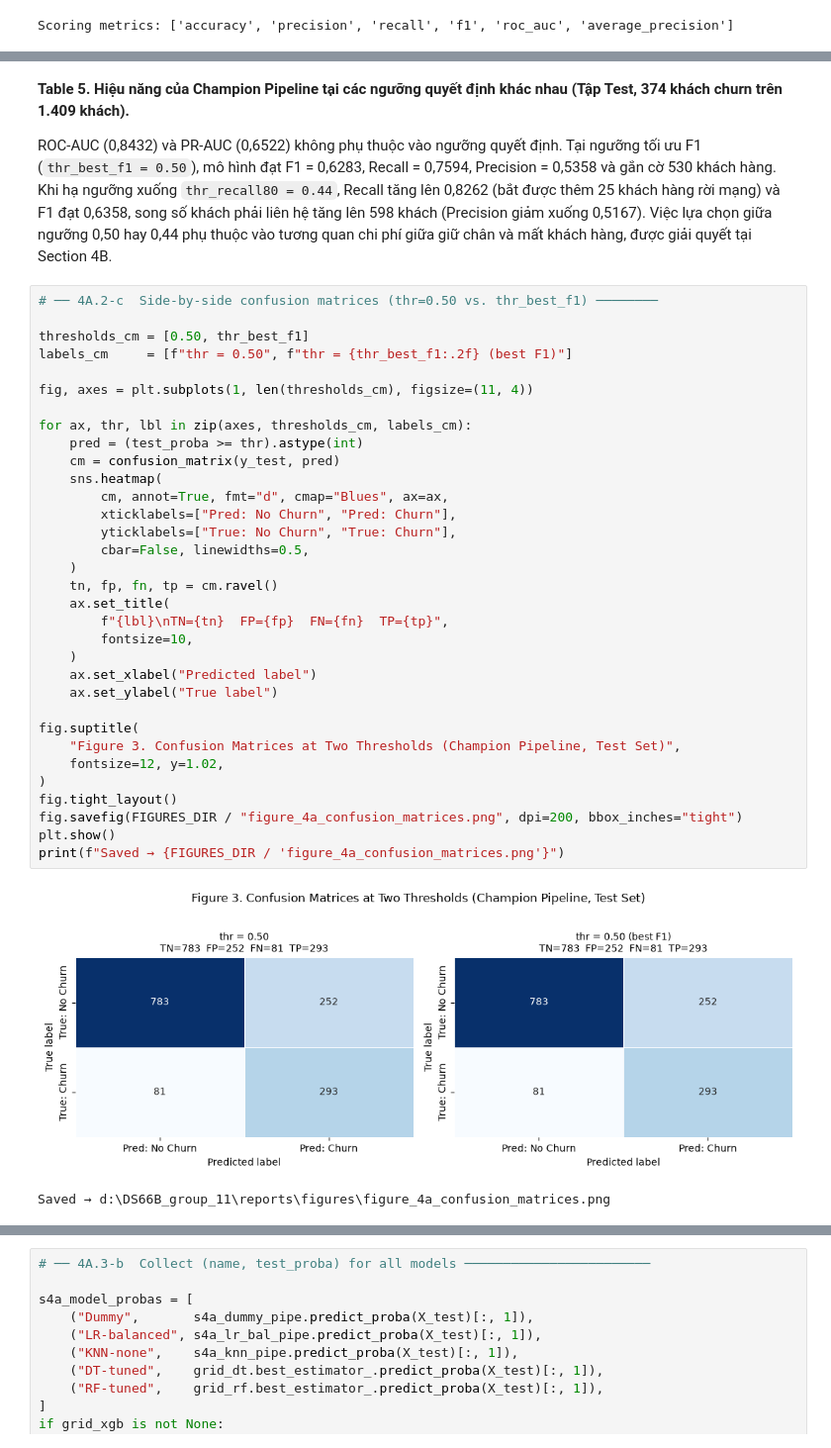
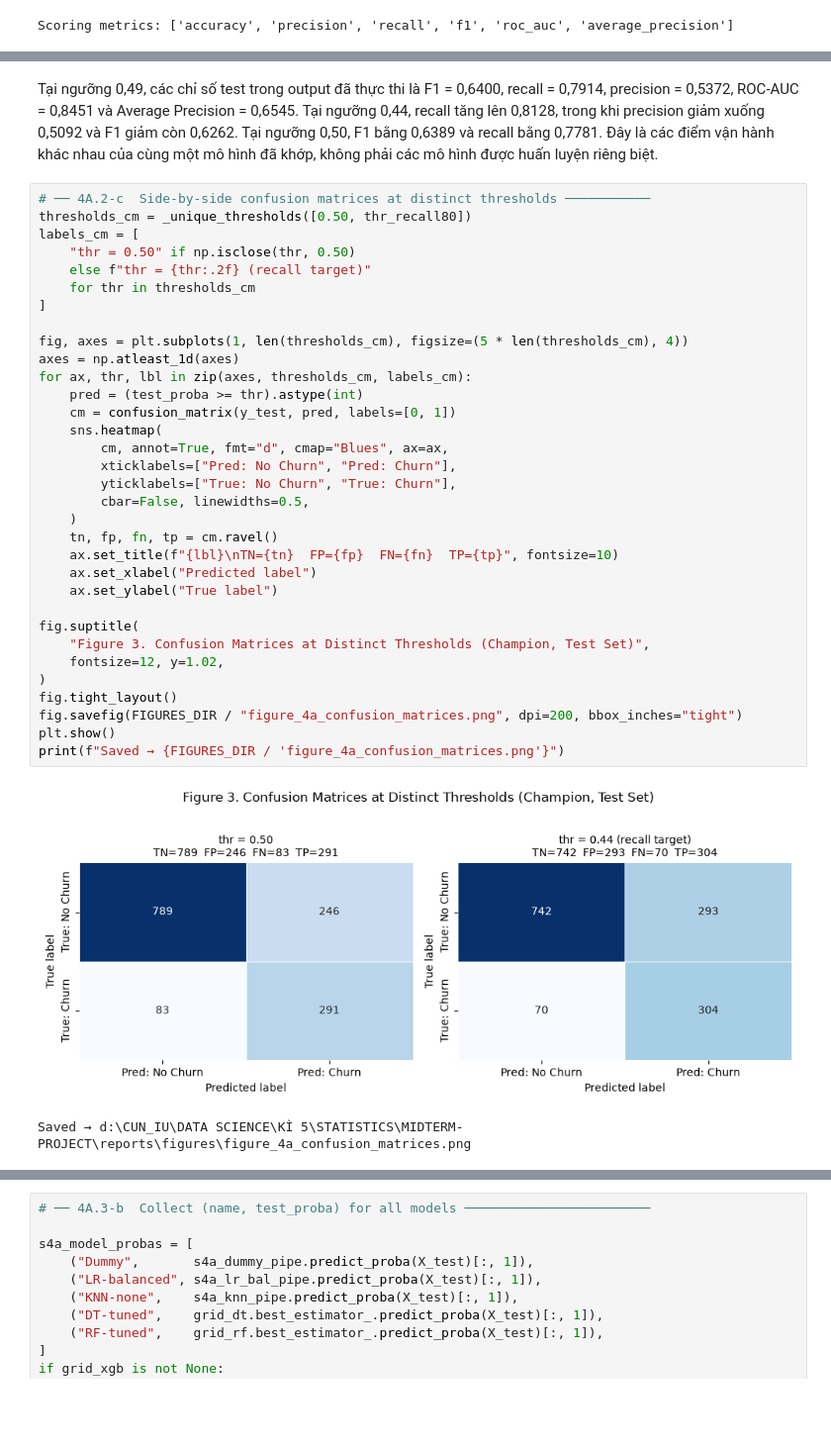
Before and after one commit to nhnminh1409/DS66B_group_11, a Jupyter notebook: master_churn_prediction.ipynb, the cells around one changed output, grey strips where cells are left out. Shown at 99% size. Drawn from its saved outputs; the diff is of its cells as text; blank space fills up the shorter version.

```diff
--- a/master_churn_prediction.ipynb
+++ b/master_churn_prediction.ipynb
@@ -1889,41 +1705,39 @@ Saved → d:\DS66B_group_11\artifacts\section4a_test_threshold_comparison.csv
 # %% [markdown]
-**Table 5. Hiệu năng của Champion Pipeline tại các ngưỡng quyết định khác nhau (Tập Test, 374 khách churn trên 1.409 khách).**
-
-ROC-AUC (0,8432) và PR-AUC (0,6522) không phụ thuộc vào ngưỡng quyết định. Tại ngưỡng tối ưu F1 (`thr_best_f1 = 0.50`), mô hình đạt F1 = 0,6283, Recall = 0,7594, Precision = 0,5358 và gắn cờ 530 khách hàng. Khi hạ ngưỡng xuống `thr_recall80 = 0.44`, Recall tăng lên 0,8262 (bắt được thêm 25 khách hàng rời mạng) và F1 đạt 0,6358, song số khách phải liên hệ tăng lên 598 khách (Precision giảm xuống 0,5167). Việc lựa chọn giữa ngưỡng 0,50 hay 0,44 phụ thuộc vào tương quan chi phí giữa giữ chân và mất khách hàng, được giải quyết tại Section 4B.
+Tại ngưỡng 0,49, các chỉ số test trong output đã thực thi là F1 = 0,6400, recall = 0,7914, precision = 0,5372, ROC-AUC = 0,8451 và Average Precision = 0,6545. Tại ngưỡng 0,44, recall tăng lên 0,8128, trong khi precision giảm xuống 0,5092 và F1 giảm còn 0,6262. Tại ngưỡng 0,50, F1 bằng 0,6389 và recall bằng 0,7781. Đây là các điểm vận hành khác nhau của cùng một mô hình đã khớp, không phải các mô hình được huấn luyện riêng biệt.
 # %%
-# ── 4A.2-c  Side-by-side confusion matrices (thr=0.50 vs. thr_best_f1) ────────
+# ── 4A.2-c  Side-by-side confusion matrices at distinct thresholds ───────────
+thresholds_cm = _unique_thresholds([0.50, thr_recall80])
+labels_cm = [
+    "thr = 0.50" if np.isclose(thr, 0.50)
+    else f"thr = {thr:.2f} (recall target)"
+    for thr in thresholds_cm
+]
 
-thresholds_cm = [0.50, thr_best_f1]
-labels_cm     = [f"thr = 0.50", f"thr = {thr_best_f1:.2f} (best F1)"]
-
-fig, axes = plt.subplots(1, len(thresholds_cm), figsize=(11, 4))
-
+fig, axes = plt.subplots(1, len(thresholds_cm), figsize=(5 * len(thresholds_cm), 4))
+axes = np.atleast_1d(axes)
 for ax, thr, lbl in zip(axes, thresholds_cm, labels_cm):
     pred = (test_proba >= thr).astype(int)
-    cm = confusion_matrix(y_test, pred)
+    cm = confusion_matrix(y_test, pred, labels=[0, 1])
     sns.heatmap(
         cm, annot=True, fmt="d", cmap="Blues", ax=ax,
         xticklabels=["Pred: No Churn", "Pred: Churn"],
         yticklabels=["True: No Churn", "True: Churn"],
         cbar=False, linewidths=0.5,
     )
     tn, fp, fn, tp = cm.ravel()
-    ax.set_title(
-        f"{lbl}\nTN={tn}  FP={fp}  FN={fn}  TP={tp}",
-        fontsize=10,
-    )
+    ax.set_title(f"{lbl}\nTN={tn}  FP={fp}  FN={fn}  TP={tp}", fontsize=10)
     ax.set_xlabel("Predicted label")
     ax.set_ylabel("True label")
 
 fig.suptitle(
-    "Figure 3. Confusion Matrices at Two Thresholds (Champion Pipeline, Test Set)",
+    "Figure 3. Confusion Matrices at Distinct Thresholds (Champion, Test Set)",
     fontsize=12, y=1.02,
 )
 fig.tight_layout()
 fig.savefig(FIGURES_DIR / "figure_4a_confusion_matrices.png", dpi=200, bbox_inches="tight")
 plt.show()
 print(f"Saved → {FIGURES_DIR / 'figure_4a_confusion_matrices.png'}")
 # %% [output]
-[figure, old version]
+[figure, new version]
-Saved → d:\DS66B_group_11\reports\figures\figure_4a_confusion_matrices.png
+Saved → d:\CUN_IU\DATA SCIENCE\KÌ 5\STATISTICS\MIDTERM-PROJECT\reports\figures\figure_4a_confusion_matrices.png
 # %% [markdown]
```
Also changed, not shown: parts of 127 cells of this notebook.
